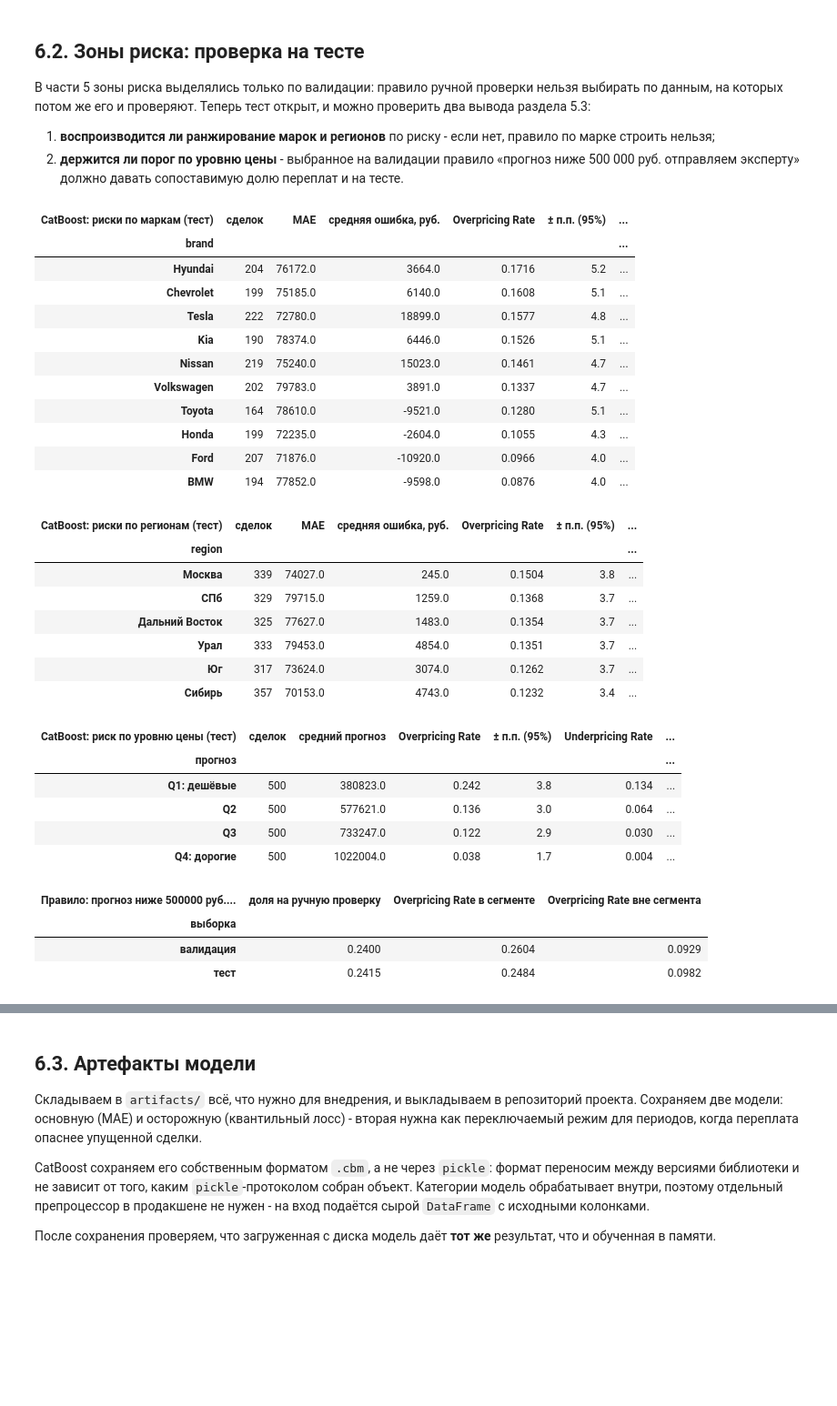
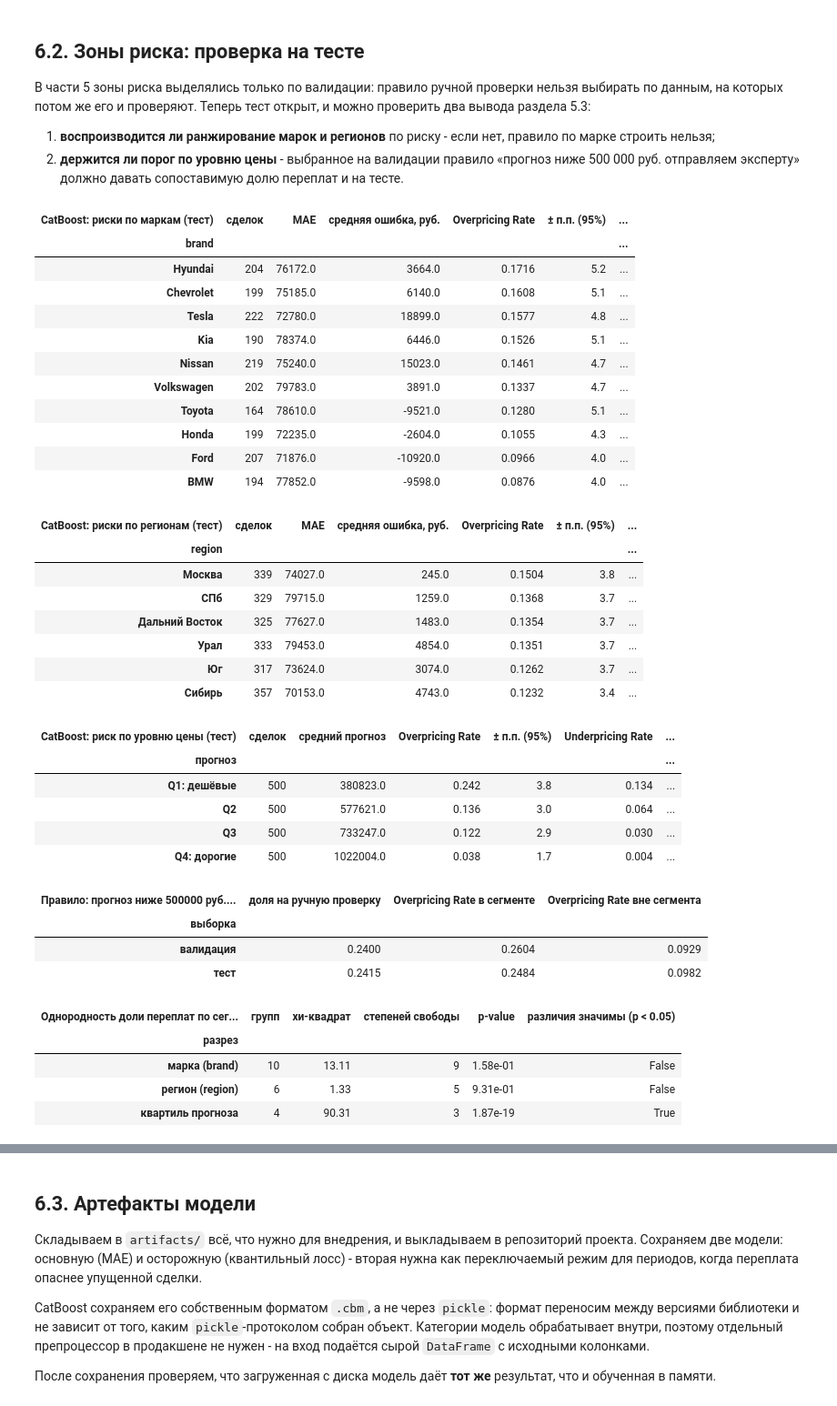
Before and after one commit to sergeyshmagin/MLDS, a Jupyter notebook: 51c3ffbf-518e-4434-b5db-bf800092ea64.ipynb, the cells around one changed output, grey strips where cells are left out. Shown at 91% size. Cells and saved outputs as stored; diff of their text form; code cells hidden in the pictures; blank space fills up the shorter version.

```diff
--- a/51c3ffbf-518e-4434-b5db-bf800092ea64.ipynb
+++ b/51c3ffbf-518e-4434-b5db-bf800092ea64.ipynb
@@ -2163,37 +2218,43 @@ rule_check = pd.DataFrame([
 ]).set_index('выборка')
 rule_check.columns.name = f'Правило: прогноз ниже {MANUAL_REVIEW_THRESHOLD} руб. - на ручную проверку'
 display(rule_check)
+display(significance_report(X_test, y_test, best_test_pred, 'тест'))
 # %% [output]
 | CatBoost: риски по маркам (тест) | сделок | MAE | средняя ошибка, руб. | Overpricing Rate | ± п.п. (95%) | ... |
 | brand |  |  |  |  |  | ... |
 | Hyundai | 204 | 76172.0 | 3664.0 | 0.1716 | 5.2 | ... |
 | Chevrolet | 199 | 75185.0 | 6140.0 | 0.1608 | 5.1 | ... |
 | Tesla | 222 | 72780.0 | 18899.0 | 0.1577 | 4.8 | ... |
 | Kia | 190 | 78374.0 | 6446.0 | 0.1526 | 5.1 | ... |
 | Nissan | 219 | 75240.0 | 15023.0 | 0.1461 | 4.7 | ... |
 | Volkswagen | 202 | 79783.0 | 3891.0 | 0.1337 | 4.7 | ... |
 | Toyota | 164 | 78610.0 | -9521.0 | 0.1280 | 5.1 | ... |
 | Honda | 199 | 72235.0 | -2604.0 | 0.1055 | 4.3 | ... |
 | Ford | 207 | 71876.0 | -10920.0 | 0.0966 | 4.0 | ... |
 | BMW | 194 | 77852.0 | -9598.0 | 0.0876 | 4.0 | ... |
 | CatBoost: риски по регионам (тест) | сделок | MAE | средняя ошибка, руб. | Overpricing Rate | ± п.п. (95%) | ... |
 | region |  |  |  |  |  | ... |
 | Москва | 339 | 74027.0 | 245.0 | 0.1504 | 3.8 | ... |
 | СПб | 329 | 79715.0 | 1259.0 | 0.1368 | 3.7 | ... |
 | Дальний Восток | 325 | 77627.0 | 1483.0 | 0.1354 | 3.7 | ... |
 | Урал | 333 | 79453.0 | 4854.0 | 0.1351 | 3.7 | ... |
 | Юг | 317 | 73624.0 | 3074.0 | 0.1262 | 3.7 | ... |
 | Сибирь | 357 | 70153.0 | 4743.0 | 0.1232 | 3.4 | ... |
 | CatBoost: риск по уровню цены (тест) | сделок | средний прогноз | Overpricing Rate | ± п.п. (95%) | Underpricing Rate | ... |
 | прогноз |  |  |  |  |  | ... |
 | Q1: дешёвые | 500 | 380823.0 | 0.242 | 3.8 | 0.134 | ... |
 | Q2 | 500 | 577621.0 | 0.136 | 3.0 | 0.064 | ... |
 | Q3 | 500 | 733247.0 | 0.122 | 2.9 | 0.030 | ... |
 | Q4: дорогие | 500 | 1022004.0 | 0.038 | 1.7 | 0.004 | ... |
 | Правило: прогноз ниже 500000 руб.... | доля на ручную проверку | Overpricing Rate в сегменте | Overpricing Rate вне сегмента |
 | выборка |  |  |  |
 | валидация | 0.2400 | 0.2604 | 0.0929 |
 | тест | 0.2415 | 0.2484 | 0.0982 |
+| Однородность доли переплат по сег... | групп | хи-квадрат | степеней свободы | p-value | различия значимы (p < 0.05) |
+| разрез |  |  |  |  |  |
+| марка (brand) | 10 | 13.11 | 9 | 1.58e-01 | False |
+| регион (region) | 6 | 1.33 | 5 | 9.31e-01 | False |
+| квартиль прогноза | 4 | 90.31 | 3 | 1.87e-19 | True |
 # %% [markdown]
 ### Вывод: воспроизводимость зон риска
 
```
Also changed, not shown: parts of 18 cells of this notebook, 2 other files.
